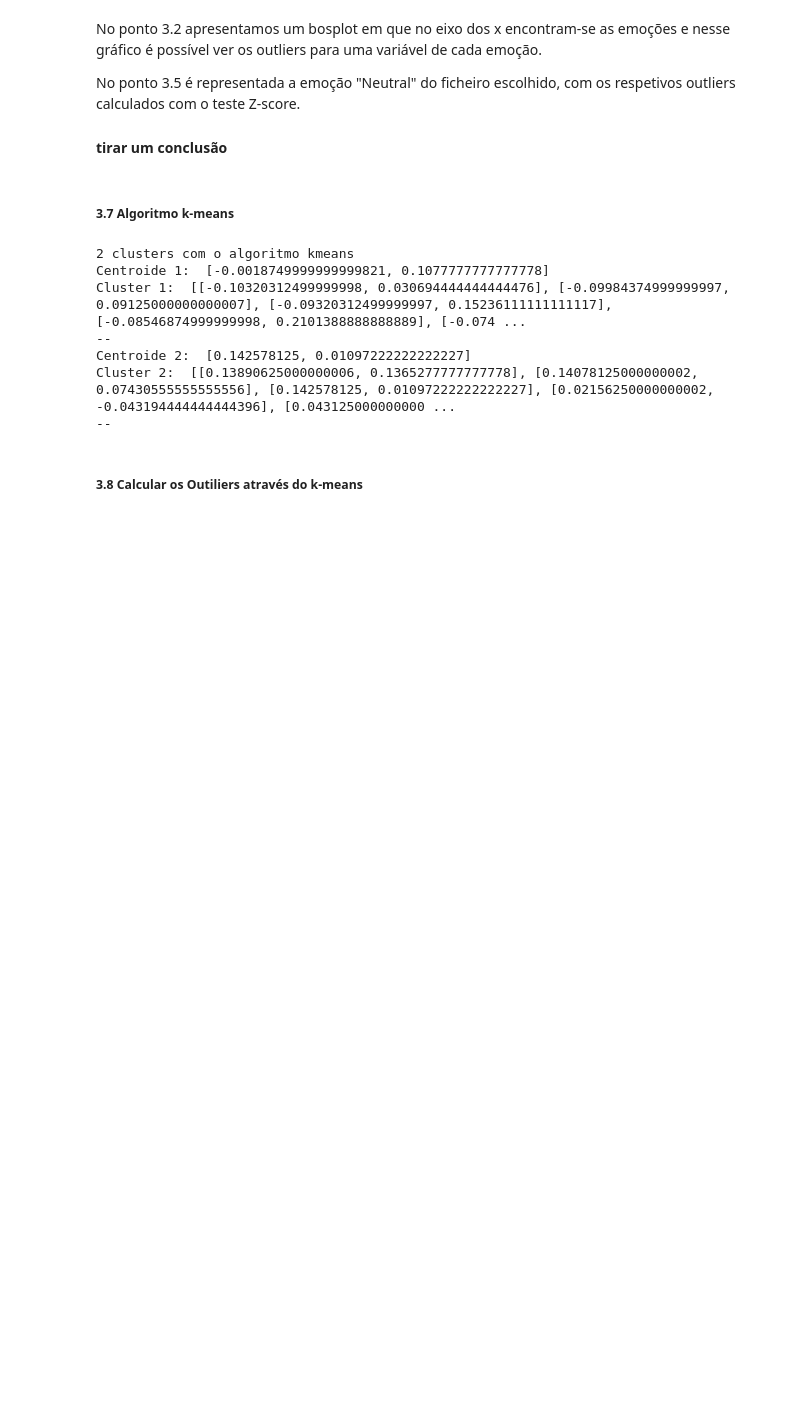
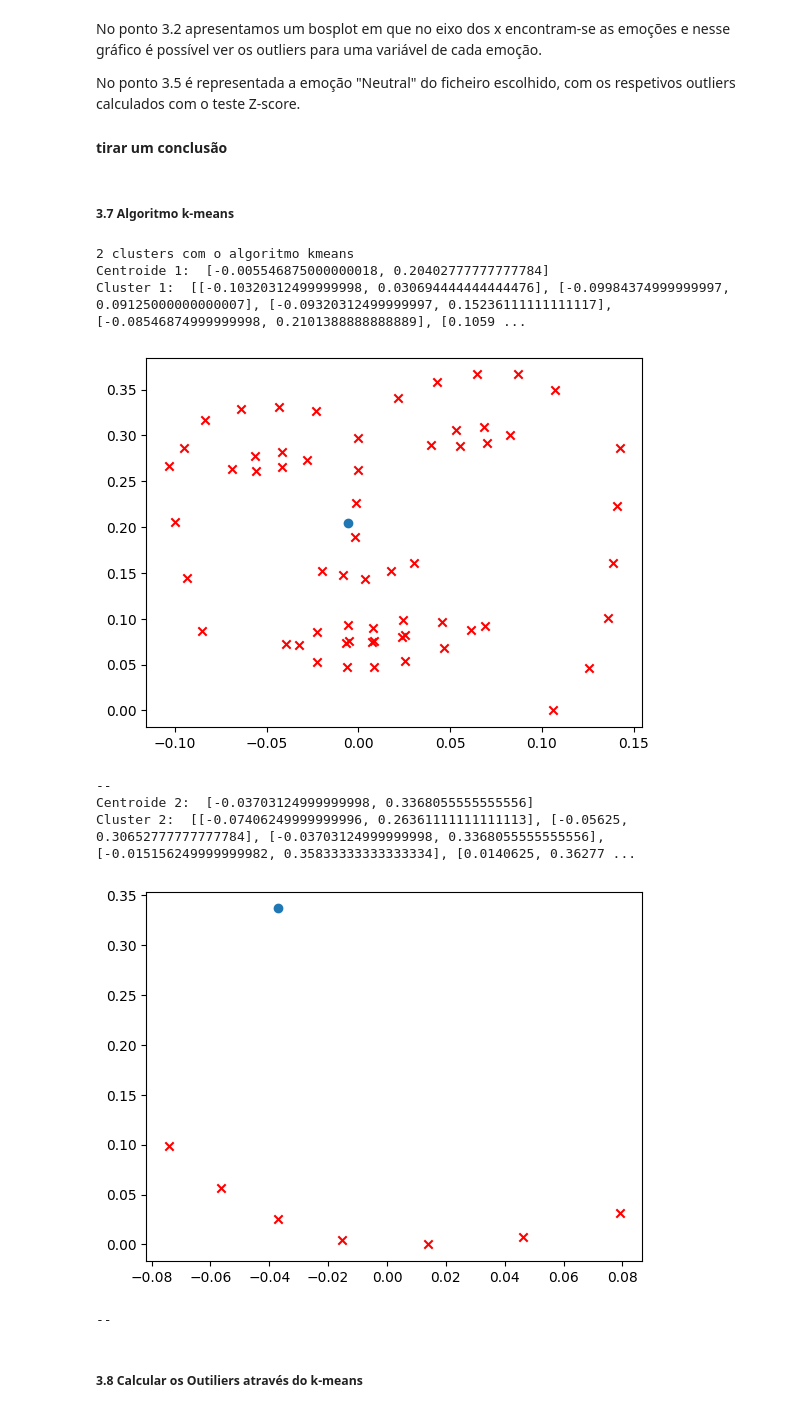
Before and after one commit to cmom2002/TCD, a Jupyter notebook: Part_A/020245868_2020246886_EA2023.ipynb, the cells around one changed output. Saved outputs shown, nothing was run; the diff lists cells and outputs as text; code cells hidden in the pictures; blank space fills up the shorter version.

```diff
--- a/Part_A/020245868_2020246886_EA2023.ipynb
+++ b/Part_A/020245868_2020246886_EA2023.ipynb
@@ -378,39 +393,42 @@ def algorithm_kmeans(d_normalized, file, frame, number_clusters):
             i -= 1
     group = cluster_groups(all_coordenates, centroids)
 
     while(1):
         new_centroids = []
         for i in range(len(centroids)):
             new_centroids.append([np.mean([coord[0] for coord in group[i]]), np.mean([coord[1] for coord in group[i]])])
         new_group = cluster_groups(all_coordenates, centroids)
         if new_group == group:
             break
         else:
             group = new_group
             centroids = new_centroids
 
     return group, centroids
 
 
 all_file_kmeans = '01-01-02-01-01-01-01.csv'
 all_frame_kmeans = 0
 all_number_cluster = 2
 
 all_group_centroids, all_centroids = algorithm_kmeans(all_d_normalized, all_file_kmeans, all_frame_kmeans, all_number_cluster)
 
 print(str(all_number_cluster) + " clusters com o algoritmo kmeans")
 for i in range(all_number_cluster):
     print("Centroide " + str(i + 1) + ": ", all_centroids[i])
     print("Cluster " + str(i + 1) + ": ", all_group_centroids[i])
+    plot_clusters(all_centroids[i], all_group_centroids[i])
     print("--")
 # %% [output]
 2 clusters com o algoritmo kmeans
-Centroide 1:  [-0.0018749999999999821, 0.1077777777777778]
-Cluster 1:  [[-0.10320312499999998, 0.030694444444444476], [-0.09984374999999997, 0.09125000000000007], [-0.09320312499999997, 0.15236111111111117], [-0.08546874999999998, 0.2101388888888889], [-0.074 ...
---
-Centroide 2:  [0.142578125, 0.01097222222222227]
-Cluster 2:  [[0.13890625000000006, 0.1365277777777778], [0.14078125000000002, 0.07430555555555556], [0.142578125, 0.01097222222222227], [0.02156250000000002, -0.043194444444444396], [0.043125000000000 ...
---
+Centroide 1:  [-0.005546875000000018, 0.20402777777777784]
+Cluster 1:  [[-0.10320312499999998, 0.030694444444444476], [-0.09984374999999997, 0.09125000000000007], [-0.09320312499999997, 0.15236111111111117], [-0.08546874999999998, 0.2101388888888889], [0.1059 ...
+[figure, added]
+--
+Centroide 2:  [-0.03703124999999998, 0.3368055555555556]
+Cluster 2:  [[-0.07406249999999996, 0.26361111111111113], [-0.05625, 0.30652777777777784], [-0.03703124999999998, 0.3368055555555556], [-0.015156249999999982, 0.35833333333333334], [0.0140625, 0.36277 ...
+[figure, added]
+--
 # %% [markdown]
 ##### 3.8 Calcular os Outiliers através do k-means
 # %%
```
Also changed, not shown: parts of 18 cells of this notebook, 2 other files.
